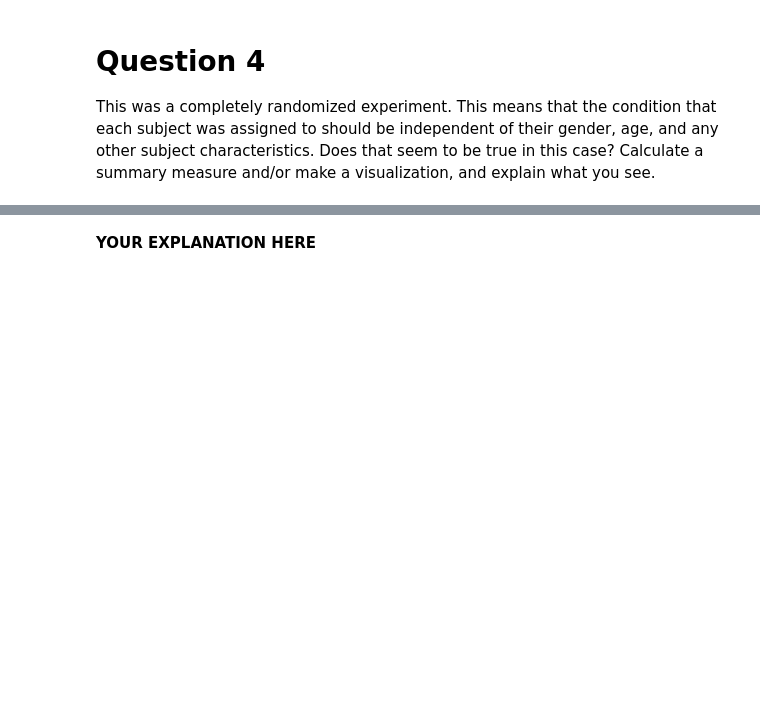
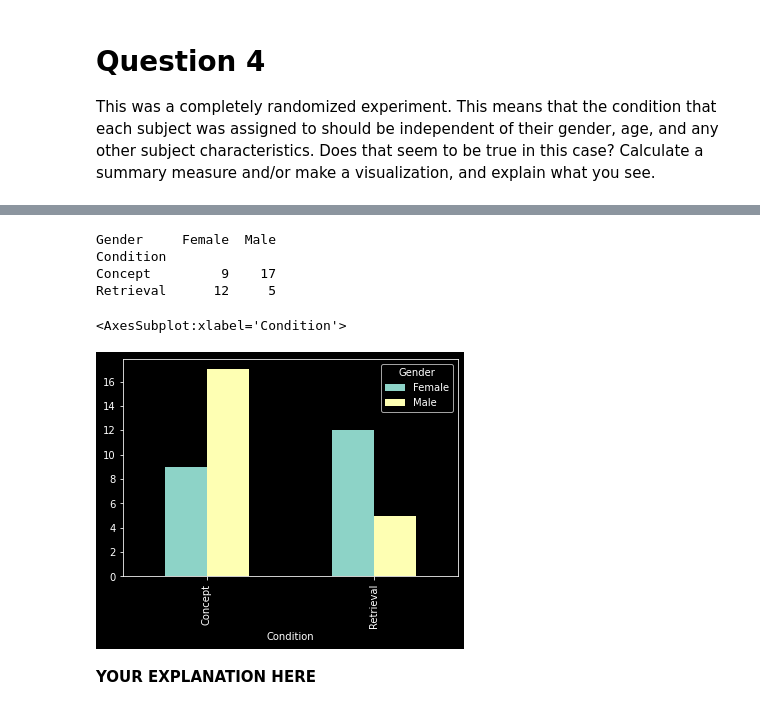
Before and after one commit to sevdeawesome/105, a Jupyter notebook: Lab 4/3C. Retrieval Practice and Learning.ipynb, the cells around one changed output, grey strips where cells are left out. Drawn from its saved outputs; the diff is of its cells as text; code cells hidden in the pictures; blank space fills up the shorter version.

```diff
--- a/Lab 4/3C. Retrieval Practice and Learning.ipynb
+++ b/Lab 4/3C. Retrieval Practice and Learning.ipynb
@@ -116,3 +188,15 @@ This was a completely randomized experiment. This means that the condition that
+# %%
+
+gender = pd.crosstab(df["Condition"], df["Gender"])
+print(gender)
+gender.plot.bar()
+# %% [output]
+Gender     Female  Male
+Condition
+Concept         9    17
+Retrieval      12     5
+<AxesSubplot:xlabel='Condition'>
+[figure, added]
 # %% [markdown]
 **YOUR EXPLANATION HERE**
 # %% [markdown]
```
Also changed, not shown: parts of 7 cells of this notebook.
